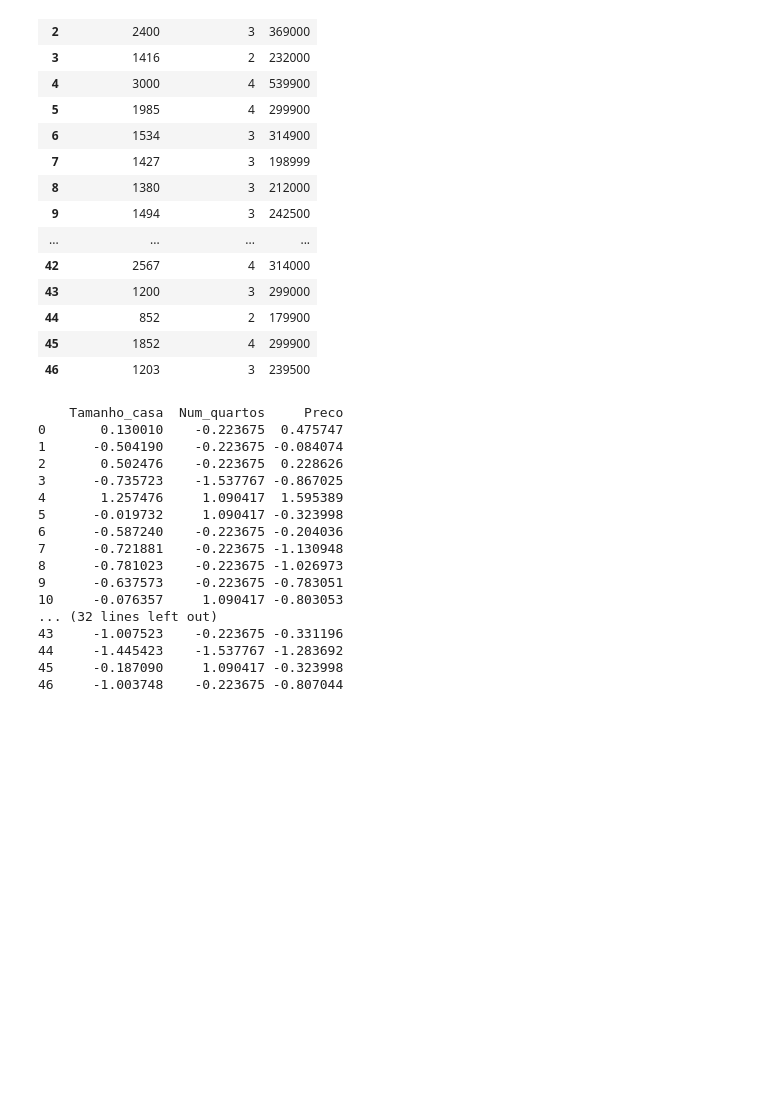
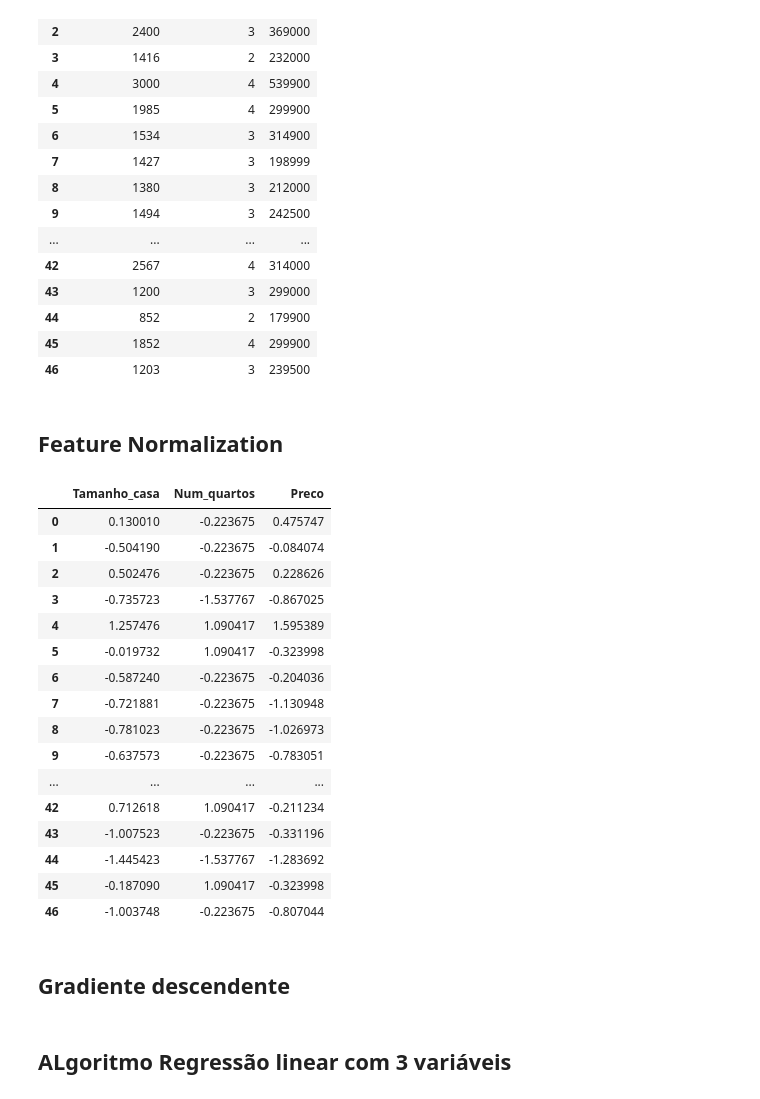
Before and after one commit to BulgarelliM/Computational-Intelligence, a Jupyter notebook: Linear_Regression/linear_reg.ipynb, the cells around one changed output. Saved outputs shown, nothing was run; the diff lists cells and outputs as text; code cells hidden in the pictures; blank space fills up the shorter version.

```diff
--- a/Linear_Regression/linear_reg.ipynb
+++ b/Linear_Regression/linear_reg.ipynb
@@ -127,37 +153,41 @@ data2
 | 44 | 852 | 2 | 179900 |
 | 45 | 1852 | 4 | 299900 |
 | 46 | 1203 | 3 | 239500 |
+# %% [markdown]
+## Feature Normalization
 # %%
 # Subtraia o valor médio de cada feature do conjunto de dados e divida os valores das features pelos desvios-padrão
 valor_medio_tam = data2["Tamanho_casa"].describe()['mean']
 valor_medio_quartos = data2["Num_quartos"].describe()['mean']
 valor_medio_preco = data2["Preco"].describe()['mean']
 
 valor_desvio_tam = data2["Tamanho_casa"].describe()['std']
 valor_desvio_quartos = data2["Num_quartos"].describe()['std']
 valor_desvio_preco = data2["Preco"].describe()['std']
 
 data2["Tamanho_casa"] = (data2["Tamanho_casa"] - valor_medio_tam) / valor_desvio_tam
 data2["Num_quartos"] = (data2["Num_quartos"] - valor_medio_quartos) / valor_desvio_quartos
 data2["Preco"] = (data2["Preco"] - valor_medio_preco)/valor_desvio_preco
 
-print(data2)
+data2
 # %% [output]
-    Tamanho_casa  Num_quartos     Preco
-0       0.130010    -0.223675  0.475747
-1      -0.504190    -0.223675 -0.084074
-2       0.502476    -0.223675  0.228626
-3      -0.735723    -1.537767 -0.867025
-4       1.257476     1.090417  1.595389
-5      -0.019732     1.090417 -0.323998
-6      -0.587240    -0.223675 -0.204036
-7      -0.721881    -0.223675 -1.130948
-8      -0.781023    -0.223675 -1.026973
-9      -0.637573    -0.223675 -0.783051
-10     -0.076357     1.090417 -0.803053
-... (32 lines left out)
-43     -1.007523    -0.223675 -0.331196
-44     -1.445423    -1.537767 -1.283692
-45     -0.187090     1.090417 -0.323998
-46     -1.003748    -0.223675 -0.807044
+|  | Tamanho_casa | Num_quartos | Preco |
+| 0 | 0.130010 | -0.223675 | 0.475747 |
+| 1 | -0.504190 | -0.223675 | -0.084074 |
+| 2 | 0.502476 | -0.223675 | 0.228626 |
+| 3 | -0.735723 | -1.537767 | -0.867025 |
+| 4 | 1.257476 | 1.090417 | 1.595389 |
+| 5 | -0.019732 | 1.090417 | -0.323998 |
+| 6 | -0.587240 | -0.223675 | -0.204036 |
+| 7 | -0.721881 | -0.223675 | -1.130948 |
+| 8 | -0.781023 | -0.223675 | -1.026973 |
+| 9 | -0.637573 | -0.223675 | -0.783051 |
+| ... | ... | ... | ... |
+| 42 | 0.712618 | 1.090417 | -0.211234 |
+| 43 | -1.007523 | -0.223675 | -0.331196 |
+| 44 | -1.445423 | -1.537767 | -1.283692 |
+| 45 | -0.187090 | 1.090417 | -0.323998 |
+| 46 | -1.003748 | -0.223675 | -0.807044 |
+# %% [markdown]
+## Gradiente descendente
 # %%
@@ -180,6 +214,8 @@ def plot_3d(array_reg, data2):
     plt.show()
     plt.clf()
     plt.close()
+# %% [markdown]
+## ALgoritmo Regressão linear com 3 variáveis
 # %%
 # Gradiente descendente
 # calculo dos parâmetros da regressão linear e da função custo para o conjunto de dados
```
Also changed, not shown: parts of 11 cells of this notebook.
